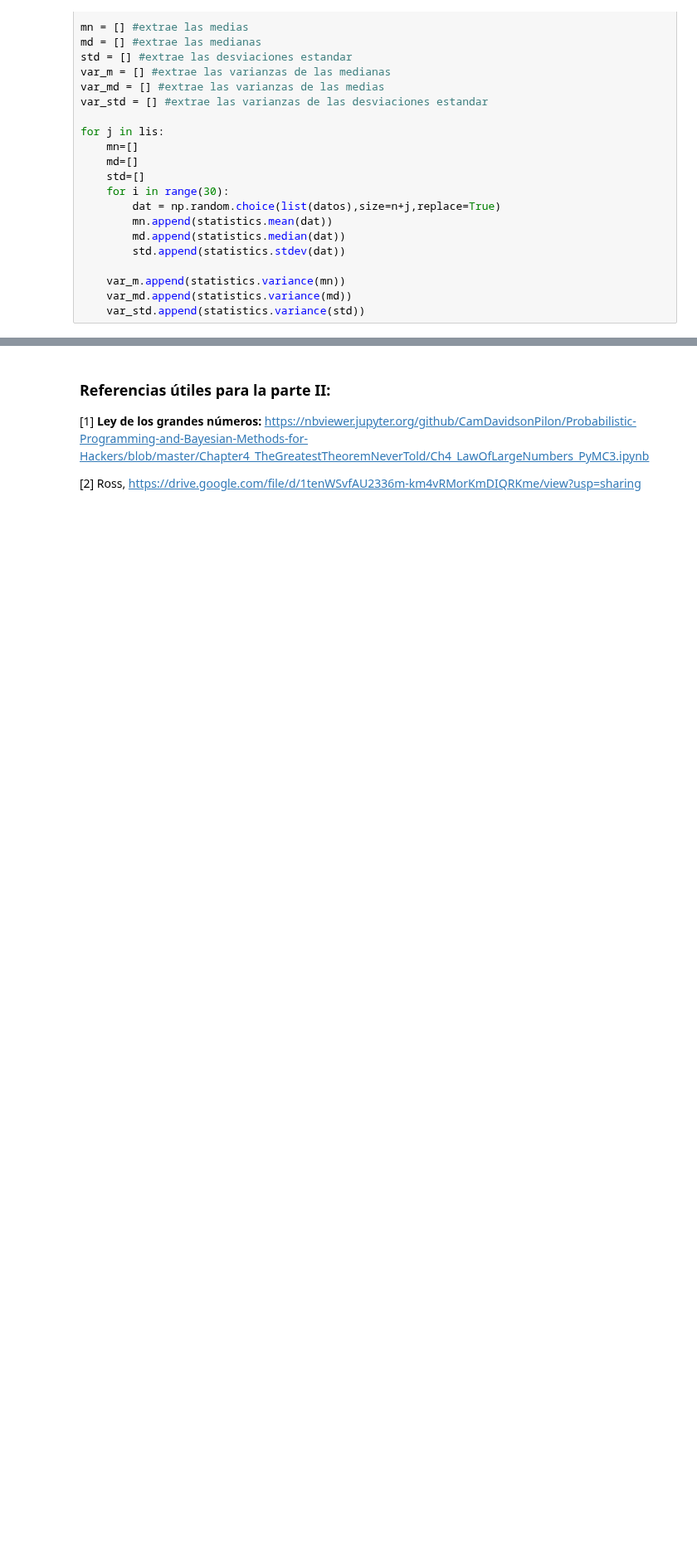
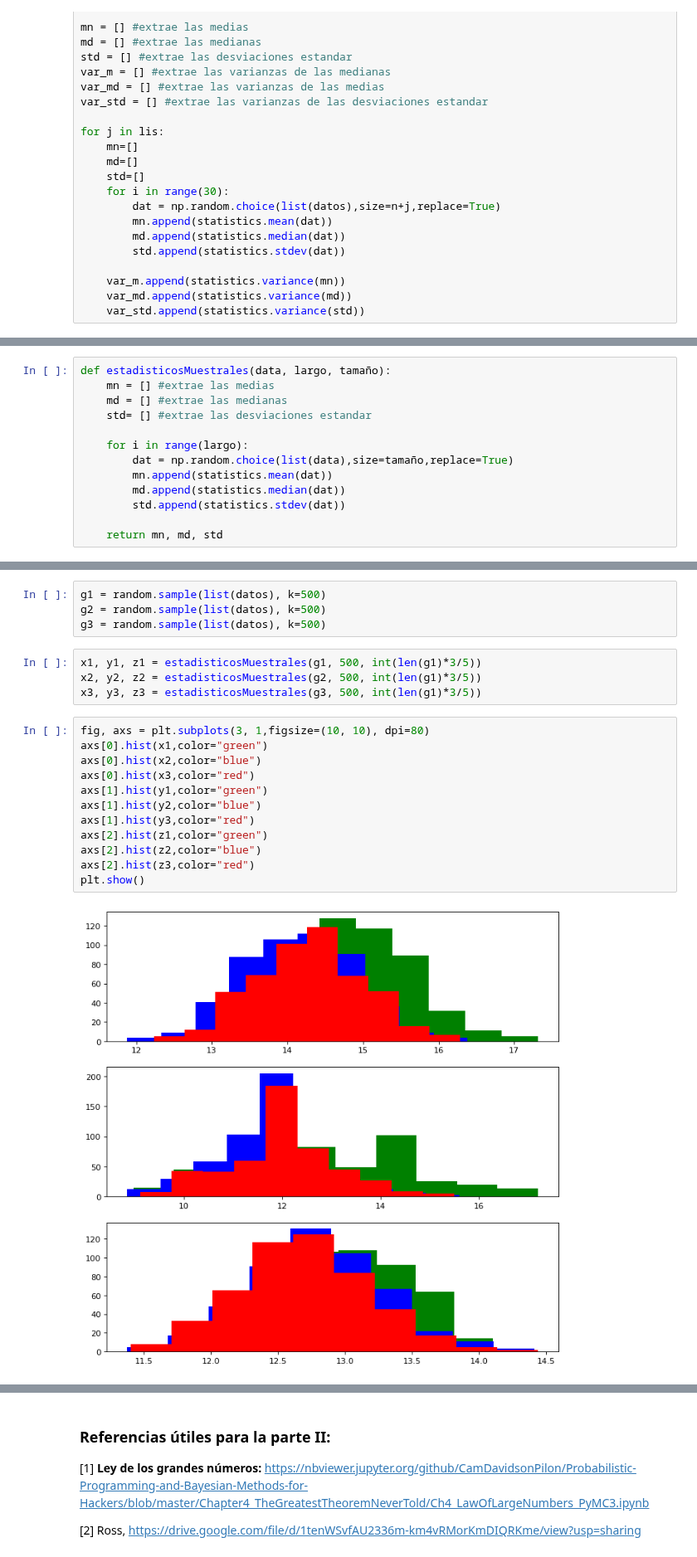
Before and after one commit to estebantejeda/INFO274, a Jupyter notebook: Proyecto/Proyecto_Unidad1.ipynb, the cells around one changed output, grey strips where cells are left out. Shown at 83% size. Cells and saved outputs as stored; diff of their text form; blank space fills up the shorter version.

```diff
--- a/Proyecto/Proyecto_Unidad1.ipynb
+++ b/Proyecto/Proyecto_Unidad1.ipynb
@@ -648,0 +655,13 @@ plt.show()
+# %%
+def estadisticosMuestrales(data, largo, tamaño):
+    mn = [] #extrae las medias
+    md = [] #extrae las medianas
+    std= [] #extrae las desviaciones estandar
+
+    for i in range(largo):
+        dat = np.random.choice(list(data),size=tamaño,replace=True)
+        mn.append(statistics.mean(dat))
+        md.append(statistics.median(dat))
+        std.append(statistics.stdev(dat))
+
+    return mn, md, std
@@ -648,0 +670,22 @@ plt.show()
+# %%
+g1 = random.sample(list(datos), k=500)
+g2 = random.sample(list(datos), k=500)
+g3 = random.sample(list(datos), k=500)
+# %%
+x1, y1, z1 = estadisticosMuestrales(g1, 500, int(len(g1)*3/5))
+x2, y2, z2 = estadisticosMuestrales(g2, 500, int(len(g1)*3/5))
+x3, y3, z3 = estadisticosMuestrales(g3, 500, int(len(g1)*3/5))
+# %%
+fig, axs = plt.subplots(3, 1,figsize=(10, 10), dpi=80)
+axs[0].hist(x1,color="green")
+axs[0].hist(x2,color="blue")
+axs[0].hist(x3,color="red")
+axs[1].hist(y1,color="green")
+axs[1].hist(y2,color="blue")
+axs[1].hist(y3,color="red")
+axs[2].hist(z1,color="green")
+axs[2].hist(z2,color="blue")
+axs[2].hist(z3,color="red")
+plt.show()
+# %% [output]
+[figure, added]
```
Also changed, not shown: parts of 18 cells of this notebook.
